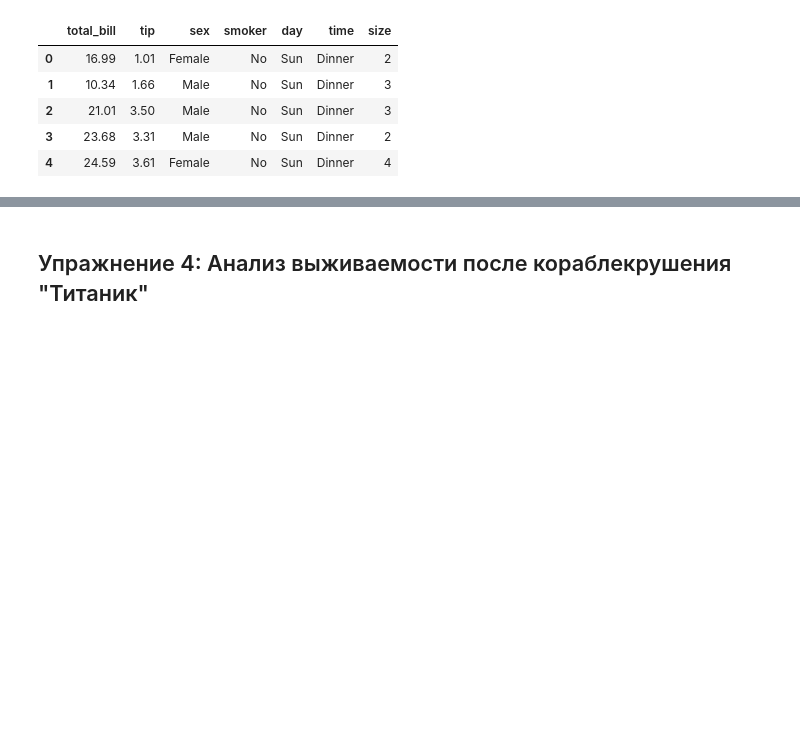
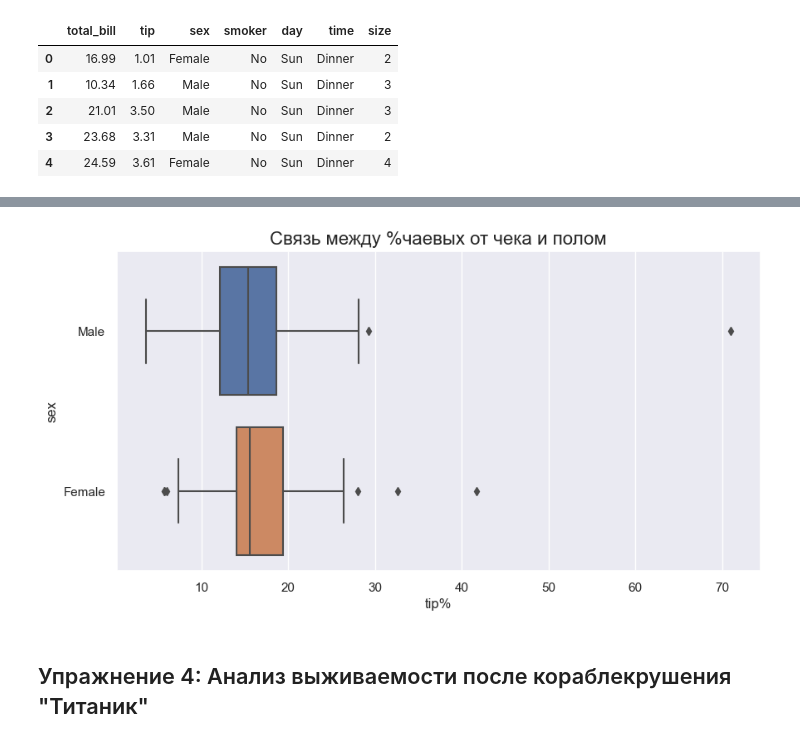
Before and after one commit to GridasovAlex/python_visualization, a Jupyter notebook: practice.ipynb, the cells around one changed output, grey strips where cells are left out. Cells and saved outputs as stored; diff of their text form; code cells hidden in the pictures; blank space fills up the shorter version.

```diff
--- a/practice.ipynb
+++ b/practice.ipynb
@@ -147,3 +189,14 @@ data.head()
+# %%
+data['tip%'] = data['tip']/(data['total_bill']/100)
+
+fig, ax = plt.subplots(figsize=(10,5))
+
+sns.boxplot(data=data, y='sex', x='tip%')
+ax.set_title('Связь между %чаевых от чека и полом', fontsize = 16)
+
+plt.show();
+# %% [output]
+[figure, added]
 # %% [markdown]
 ## Упражнение 4: Анализ выживаемости после кораблекрушения "Титаник"
 # %% [markdown]
```
Also changed, not shown: parts of 4 cells of this notebook.
